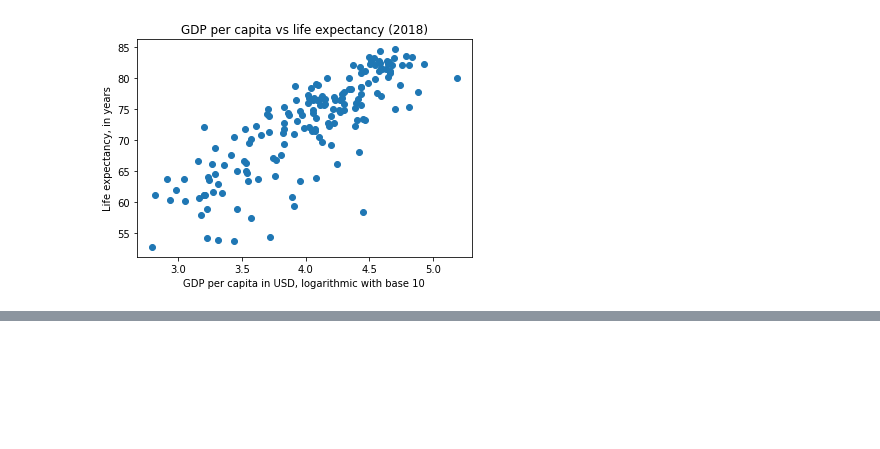
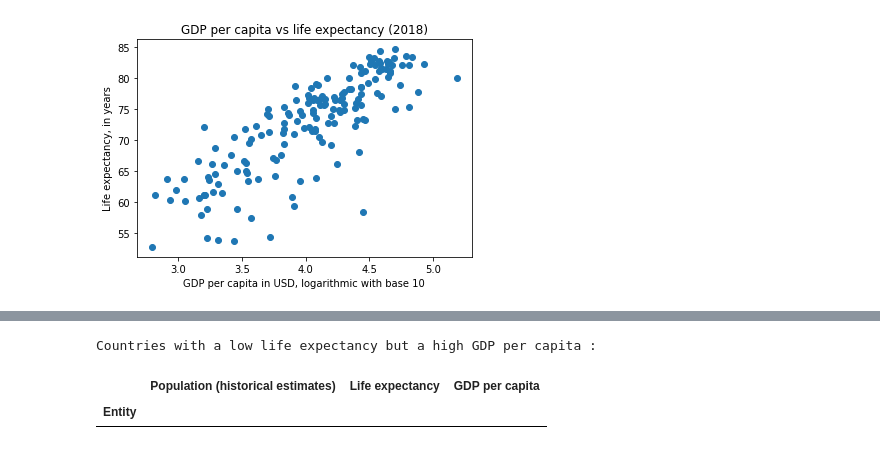
Before and after one commit to RomainTHD-UniStuff/DAT405_Introduction_to_Data_Science_and_AI, a Jupyter notebook: Assignment_1/Assignment_1.ipynb, the cells around one changed output, grey strips where cells are left out. Cells and saved outputs as stored; diff of their text form; code cells hidden in the pictures; blank space fills up the shorter version.

```diff
--- a/Assignment_1/Assignment_1.ipynb
+++ b/Assignment_1/Assignment_1.ipynb
@@ -87,0 +155,9 @@ Countries with a life expectancy higher than one standard deviation above the me
+# %%
+rowsBelowAverage = table[ (table[lifeCol] < meanLife) & (table[GDPCol] > meanGDP + deviationGDP) ]
+
+print("Countries with a low life expectancy but a high GDP per capita :")
+rowsBelowAverage
+# %% [output]
+Countries with a low life expectancy but a high GDP per capita :
+|  | Population (historical estimates) | Life expectancy | GDP per capita |
+| Entity |  |  |  |
```
Also changed, not shown: parts of 9 cells of this notebook, 2 other files.
